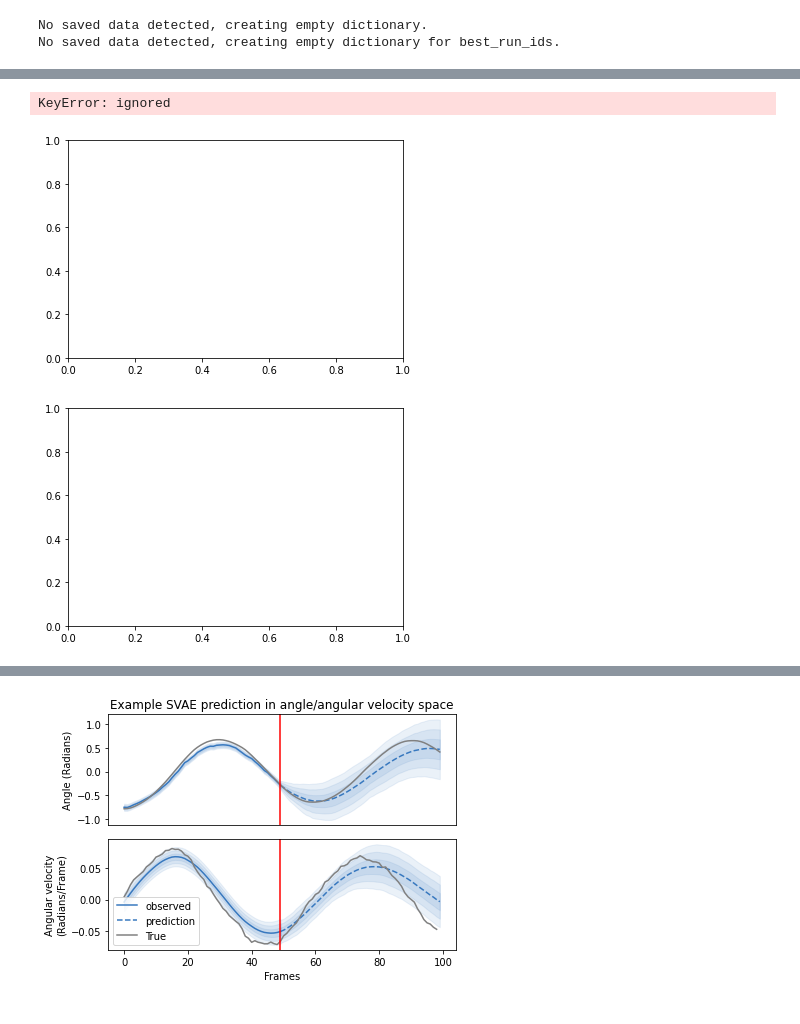
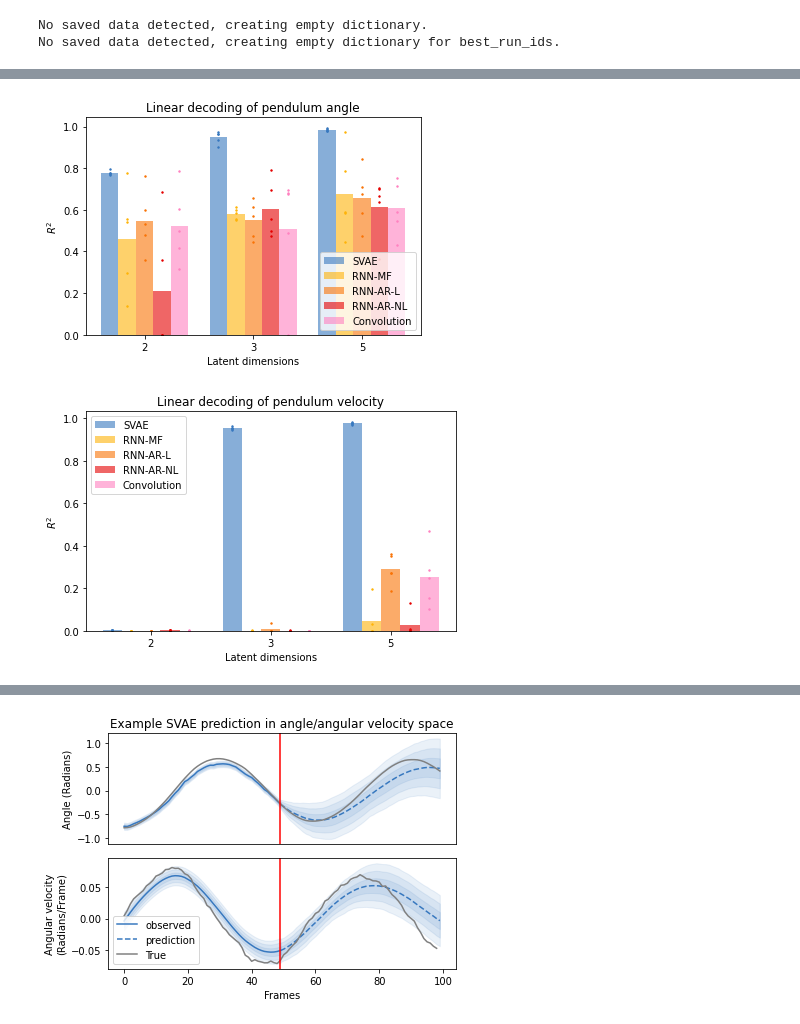
Before and after one commit to matthew9671/MattLab, a Jupyter notebook: Revisiting_SVAE_Refactor.ipynb, the cells around one changed output, grey strips where cells are left out. Saved outputs shown, nothing was run; the diff lists cells and outputs as text; code cells hidden in the pictures.

```diff
--- a/Revisiting_SVAE_Refactor.ipynb
+++ b/Revisiting_SVAE_Refactor.ipynb
@@ -3582,7 +3614,8 @@ def init_model(run_params, data_dict):
     else:
         initial_params = None
 
-    # emission_params = emission.init(seed_ems, np.ones((num_latent_dims,)))
+    svae_val_loss = svae_pendulum_val_loss if run_params["dataset"] == "pendulum" else svae_loss
+
     # Define the trainer object here
     trainer = Trainer(model, train_params=run_params, init=svae_init,
                       loss=svae_loss,
@@ -5022,7 +5136,8 @@ method_colors = {
     "svae": colors[0],  # blue
     "dkf": colors[2],   # yellow
     "cdkf": colors[5],  # orange
-    "planet": colors[1] # red
+    "planet": colors[1], # red
+    "conv": colors[7]
 }
 
 method_labels = {
@@ -5030,6 +5145,7 @@ method_labels = {
     "dkf": "RNN-MF",#"BiRNN-factored",
     "cdkf": "RNN-AR-L",#"BiRNN-conditional",
     "planet": "RNN-AR-NL",#"BiRNN-nonlinear"
+    "conv": "Convolution"
 }
 # %%
 # @title Create the linear decoding bar plot
@@ -5038,21 +5154,13 @@ def plot_linear_decoding_r_squared():
     plt.figure()
     ax_omega = plt.gca()
 
-    full_width = .6
+    full_width = .8
     dims = [2, 3, 5]
-    bar_width = full_width / len(dims)
-    methods = ["svae", "cdkf", "planet"]
+    methods = ["svae", "dkf", "cdkf", "planet", "conv"]
+    bar_width = full_width / len(methods)
 
-    # Compute the total sum of squares
-    num_frames = 100
-    test_states = pendulum_data["val_states"][:, :num_frames]
-    thetas = np.arctan2(test_states[:,:,0], test_states[:,:,1])
-    omegas = thetas[:,1:] - thetas[:,:-1]
 
-    theta_bar = thetas.mean()
-    omega_bar = omegas.mean()
-    theta_mean_squared = ((thetas - theta_bar) ** 2).mean()
-    omega_mean_squared = ((omegas - omega_bar) ** 2).mean()
+    theta_mean_squared = None
 
     for j in range(len(dims)):
         for x in range(len(methods)):
@@ -5064,41 +5172,53 @@ def plot_linear_decoding_r_squared():
                 d = load_run_and_summary(project_path, run_name)
                 run_params, model_params, model, results = d["run_params"], d["model_params"], \
                     d["model"], d["results"]
+
+                if theta_mean_squared is None:
+                    # Compute the total sum of squares
+                    num_frames = 100
+                    test_states = pendulum_data["val_states"][:, :num_frames]
+                    thetas = np.arctan2(test_states[:,:,0], test_states[:,:,1])
+                    omegas = thetas[:,1:] - thetas[:,:-1]
+
+                    theta_bar = thetas.mean()
+                    omega_bar = omegas.mean()
+                    theta_mean_squared = ((thetas - theta_bar) ** 2).mean()
+                    omega_mean_squared = ((omegas - omega_bar) ** 2).mean()
+
                 theta_r2s.append(1 - results["theta_mse"] / theta_mean_squared)
                 omega_r2s.append(1 - results["omega_mse"] / omega_mean_squared)
             theta_r2s = np.maximum(np.array(theta_r2s), 0)
             omega_r2s = np.maximum(np.array(omega_r2s), 0)
             x_pos = j + x * bar_width
             ax_theta.scatter(np.zeros_like(theta_r2s)+x_pos-full_width/2,
                              theta_r2s, s=2, color=method_colors[methods[x]])
             ax_theta.bar(x_pos-full_width/2, theta_r2s.mean(), width=bar_width,
                     color=method_colors[methods[x]], alpha=.6, label=method_labels[methods[x]] if j == 0 else None)
             ax_omega.scatter(np.zeros_like(omega_r2s)+x_pos-full_width/2,
                              omega_r2s, s=2, color=method_colors[methods[x]])
             ax_omega.bar(x_pos-full_width/2, omega_r2s.mean(), width=bar_width,
                     color=method_colors[methods[x]], alpha=.6, label=method_labels[methods[x]] if j == 0 else None)
     ax_theta.set_title("Linear decoding of pendulum angle")
-    ax_theta.set_xticks(np.arange(len(methods))-bar_width/2)
+    ax_theta.set_xticks(np.arange(len(dims))-bar_width/2)
     ax_theta.set_xticklabels(dims)
     ax_theta.set_xlabel("Latent dimensions")
     ax_theta.set_ylabel("$R^2$")
-    ax_theta.legend()
+    ax_theta.legend(loc="lower right")
     ax_omega.set_title("Linear decoding of pendulum velocity")
     ax_omega.legend()
-    ax_omega.set_xticks(np.arange(len(methods))-bar_width/2)
+    ax_omega.set_xticks(np.arange(len(dims))-bar_width/2)
     ax_omega.set_xticklabels(dims)
     ax_omega.set_xlabel("Latent dimensions")
     ax_omega.set_ylabel("$R^2$")
     plt.tight_layout()
     return ax_theta.figure, ax_omega.figure
 
 f1, f2 = plot_linear_decoding_r_squared()
 f1.savefig("linear_decoding_theta.pdf")
 f2.savefig("linear_decoding_omega.pdf")
 # %% [output]
-KeyError: ignored
-[figure, old version]
+[figure, new version]
-[figure, old version]
+[figure, new version]
 # %%
 # @title Plot the overall prediction log likelihood
 
```
Also changed, not shown: parts of 24 cells of this notebook.
